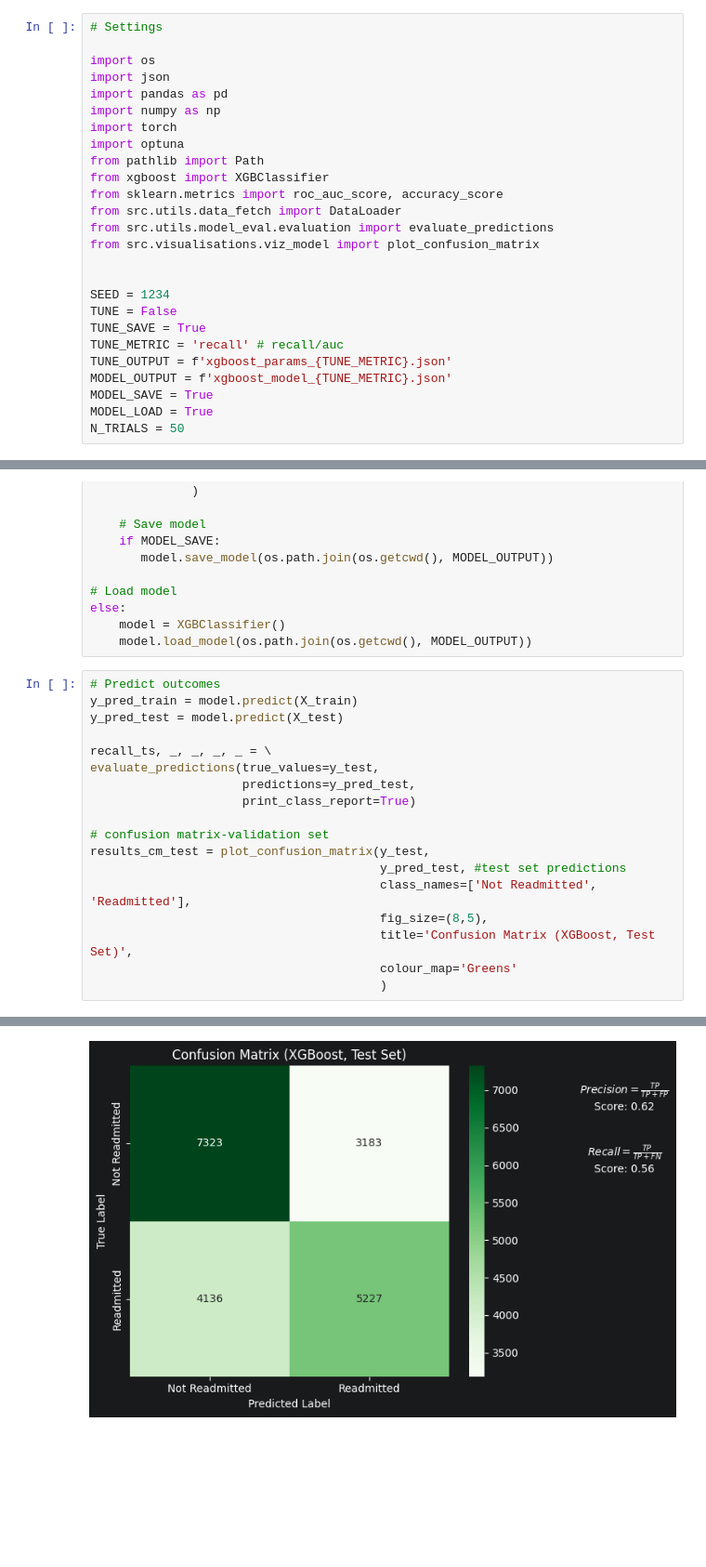
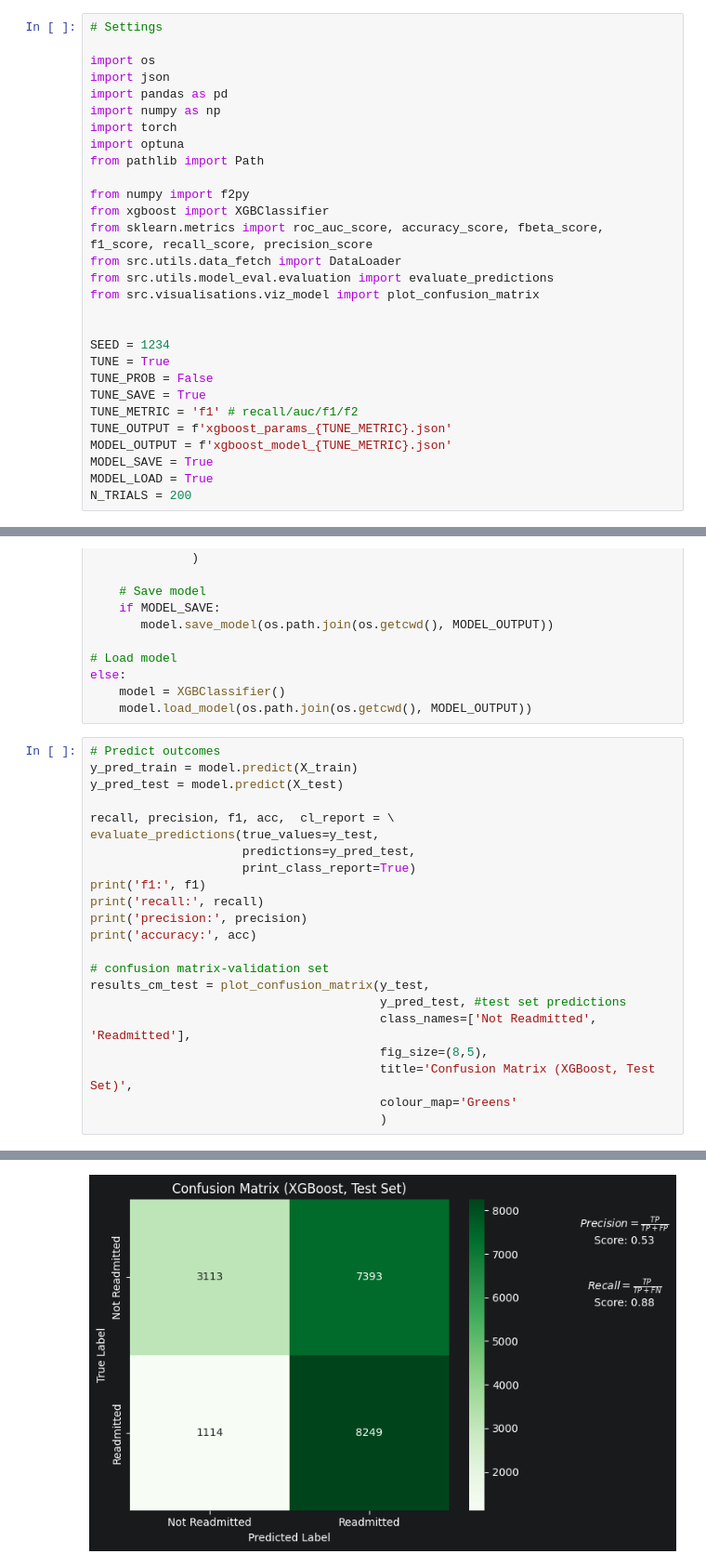
Before and after one commit to wip-0/ds207_final_project, a Jupyter notebook: notebook/gradient_boosting/xgboost.ipynb, the cells around one changed output, grey strips where cells are left out. Shown at 93% size. Cells and saved outputs as stored; diff of their text form; blank space fills up the shorter version.

```diff
--- a/notebook/gradient_boosting/xgboost.ipynb
+++ b/notebook/gradient_boosting/xgboost.ipynb
@@ -10,22 +10,25 @@ import numpy as np
 import torch
 import optuna
 from pathlib import Path
+
+from numpy import f2py
 from xgboost import XGBClassifier
-from sklearn.metrics import roc_auc_score, accuracy_score
+from sklearn.metrics import roc_auc_score, accuracy_score, fbeta_score, f1_score, recall_score, precision_score
 from src.utils.data_fetch import DataLoader
 from src.utils.model_eval.evaluation import evaluate_predictions
 from src.visualisations.viz_model import plot_confusion_matrix
 
 
 SEED = 1234
-TUNE = False
+TUNE = True
+TUNE_PROB = False
 TUNE_SAVE = True
-TUNE_METRIC = 'recall' # recall/auc
+TUNE_METRIC = 'f1' # recall/auc/f1/f2
 TUNE_OUTPUT = f'xgboost_params_{TUNE_METRIC}.json'
 MODEL_OUTPUT = f'xgboost_model_{TUNE_METRIC}.json'
 MODEL_SAVE = True
 MODEL_LOAD = True
-N_TRIALS = 50
+N_TRIALS = 200
 # %%
 # Load data
 X_train, X_val, X_test, y_train, y_val, y_test = DataLoader().fetch_data(version='final_onehot')
@@ -187,10 +258,14 @@ else:
 y_pred_train = model.predict(X_train)
 y_pred_test = model.predict(X_test)
 
-recall_ts, _, _, _, _ = \
+recall, precision, f1, acc,  cl_report = \
 evaluate_predictions(true_values=y_test,
                      predictions=y_pred_test,
                      print_class_report=True)
+print('f1:', f1)
+print('recall:', recall)
+print('precision:', precision)
+print('accuracy:', acc)
 
 # confusion matrix-validation set
 results_cm_test = plot_confusion_matrix(y_test,
@@ -212 +292 @@ weighted avg       0.63      0.63      0.63     19869
-[figure, old version]
+[figure, new version]
```
Also changed, not shown: parts of 3 cells of this notebook, 6 other files.
